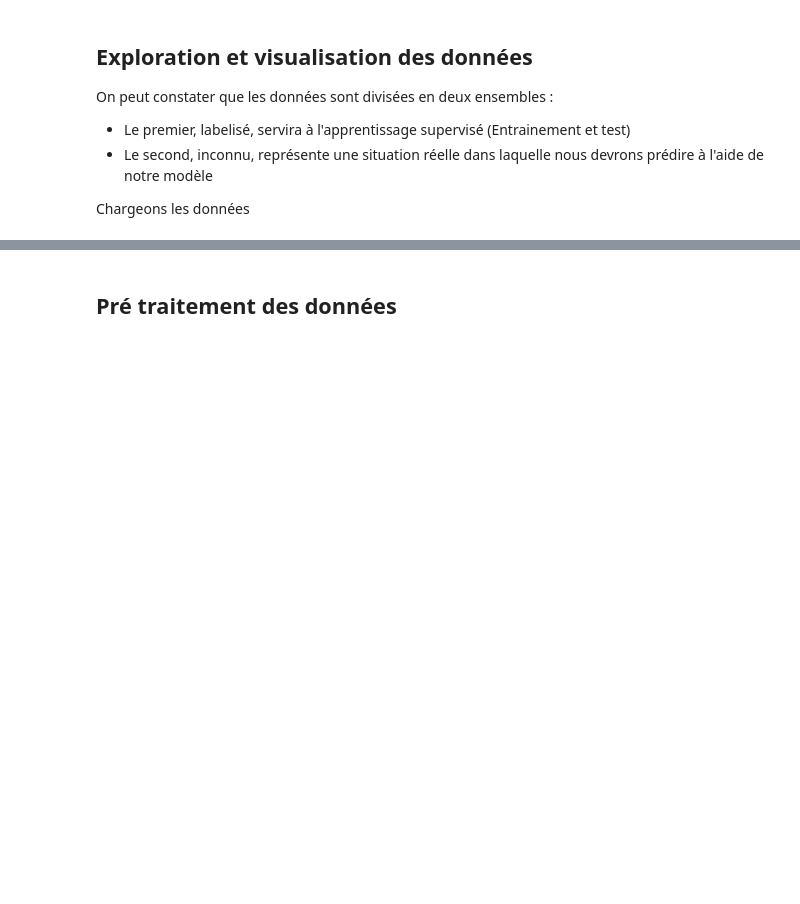
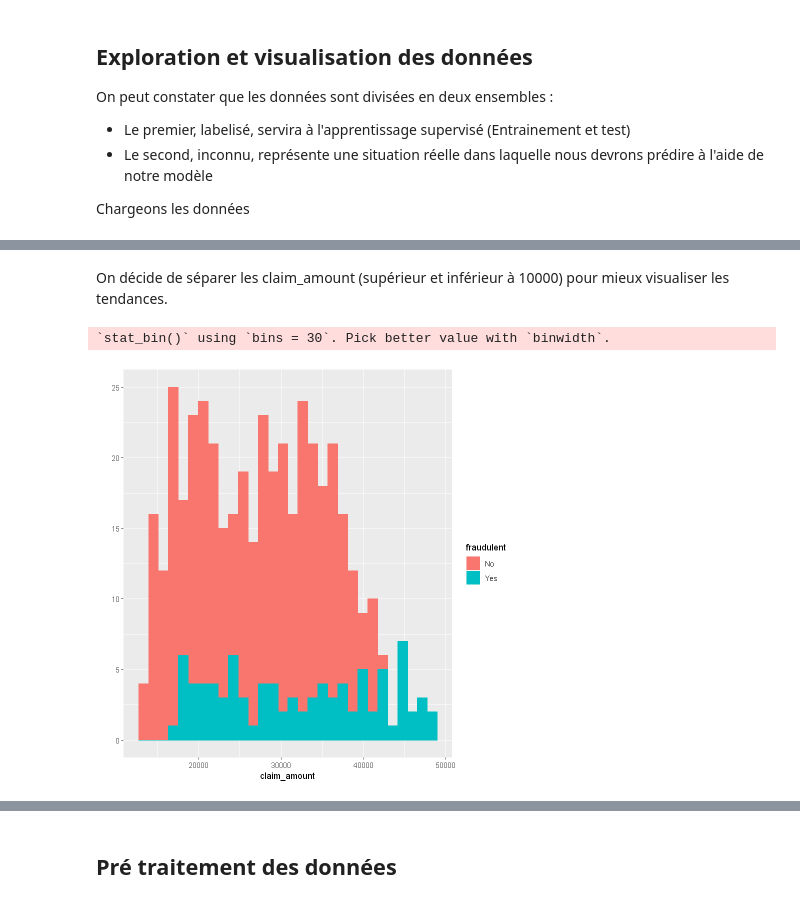
Before and after one commit to MaxGomas/mlanalyse, a Jupyter notebook: main.ipynb, the cells around one changed output, grey strips where cells are left out. Cells and saved outputs as stored; diff of their text form; code cells hidden in the pictures; blank space fills up the shorter version.

```diff
--- a/main.ipynb
+++ b/main.ipynb
@@ -12,0 +40,8 @@ Chargeons les données
+# %% [markdown]
+On décide de séparer les claim_amount (supérieur et inférieur à 10000) pour mieux visualiser les tendances.
+# %%
+library(ggplot2)
+qplot(claim_amount, data=fraudes[fraudes$claim_amount>10000,], color=fraudulent, fill=fraudulent)
+# %% [output]
+`stat_bin()` using `bins = 30`. Pick better value with `binwidth`.
+[figure, added]
```
Also changed, not shown: parts of 9 cells of this notebook, 1 other file.
